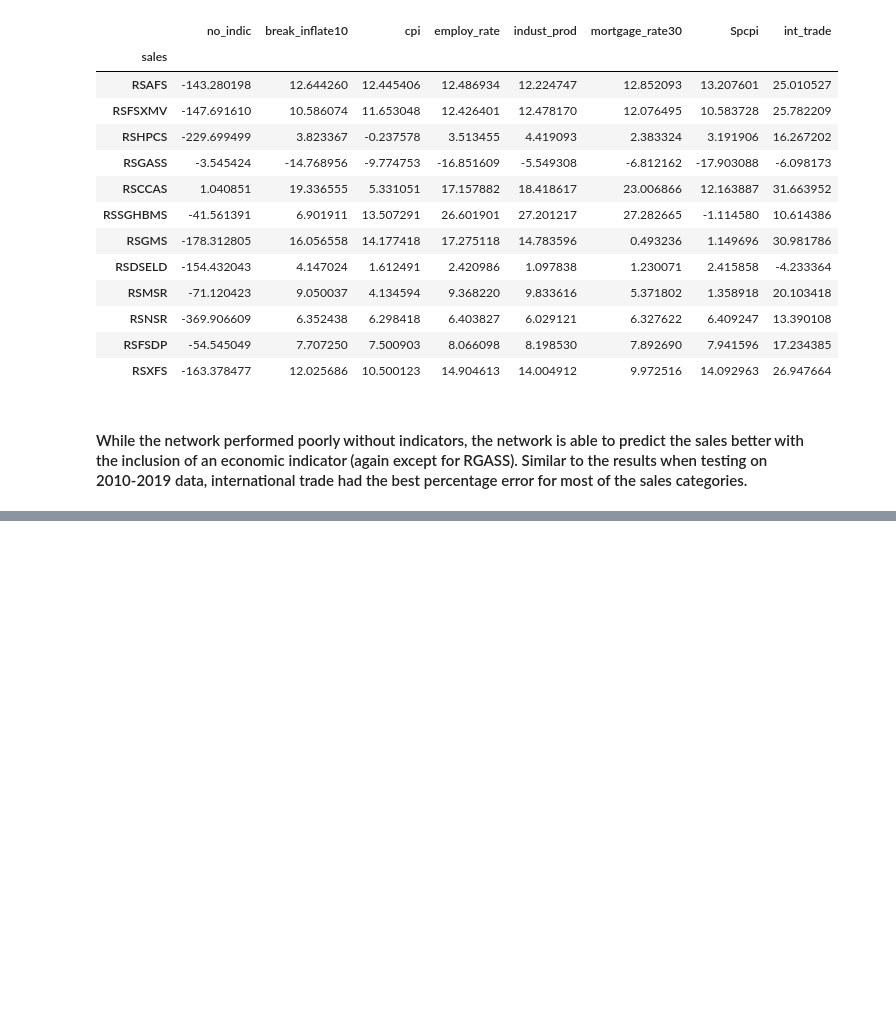
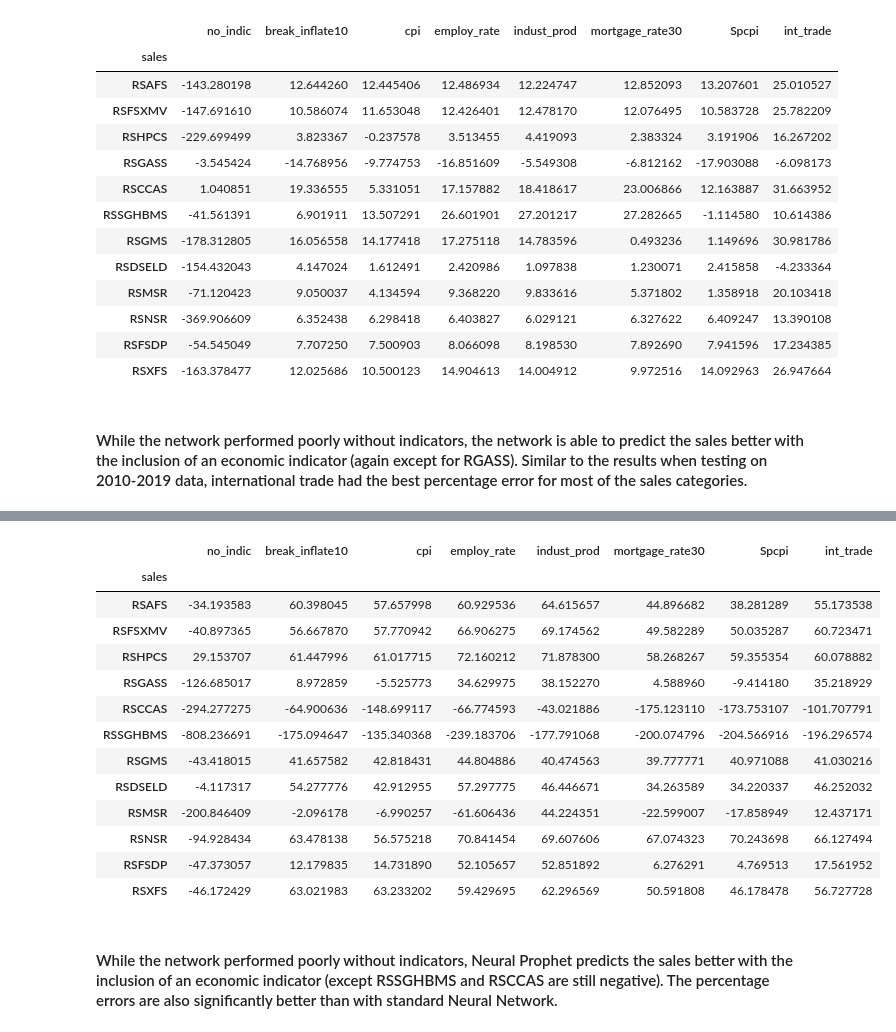
Before and after one commit to cwolf8/Economic-Indicators, a Jupyter notebook: Predicting Sales Data with Economic Indicators.ipynb, the cells around one changed output, grey strips where cells are left out. Drawn from its saved outputs; the diff is of its cells as text; code cells hidden in the pictures; blank space fills up the shorter version.

```diff
--- a/Predicting Sales Data with Economic Indicators.ipynb
+++ b/Predicting Sales Data with Economic Indicators.ipynb
@@ -543,10 +558,12 @@ def Neural_Prophet_with_indic(department, econ_id):
     # Set up the data
     prophet_df=df_adj
     prophet_df=prophet_df.rename(columns={"date":"ds", department:'y',econ_id:'indicator'})
+    prophet_df['ds']=pd.to_datetime(prophet_df['ds'])
     prophet_df=prophet_df.reset_index()
 
     df_2010=df.loc[84:231]
     df_2010=df_2010.rename(columns={"date":"ds", department:'y',econ_id:'indicator'})
+    df_2010['ds']=pd.to_datetime(df_2010['ds'])
     df_2010=df_2010.reset_index()
 
     #Set the Neural Prophet Parameters
@@ -555,26 +572,26 @@ def Neural_Prophet_with_indic(department, econ_id):
     learning_rate=.1,
     epochs=128,
     yearly_seasonality=True,
-    loss_func="MAE",
+    loss_func="MSE",
     normalize="auto",  # Type of normalization ('minmax', 'standardize', 'soft', 'off')
     )
     model.add_future_regressor(name='indicator')
 
     #Dataframe of future ds and regressors values
-    fut=df_2010[['ds','y','indicator']].rename(columns={'y': None})
-    future=pd.concat([prophet_df,fut])
+    #fut=df_2010[['ds','y','indicator']].rename(columns={'y': None})
+    #future=pd.concat([prophet_df,fut])
 
     #Obtain the forecasts
-    metrics = model.fit(prophet_df[['ds','y','indicator']], freq="D")
-    #future = model.make_future_dataframe(df=df_2010[['ds','y','indicator']], n_historic_predictions=len(df_2010))
-    forecast = model.predict(future)
+    metrics = model.fit(df_2010[['ds','y','indicator']], freq="MS")
+    #future = model.make_future_dataframe(df=df_2010[['ds','indicator']], n_historic_predictions=len(df_2010))
+    forecast = model.predict(df_2010[['ds','y','indicator']])
 
     #Compute the percentage error
-    forecast_2020s=forecast.iloc[120:148]
+    forecast_2020s=forecast.iloc[120:147]
     M=list(forecast_2020s['yhat1'])
-    L=list(df_2010.iloc[120:148]['y'])
+    L=list(df_2010.iloc[120:147]['y'])
     E=[(L[i]-M[i])**2 for i in range(len(L))]
     A=list(prophet_df['y'])
     e=np.sqrt(sum(E)/28)
     std=np.array(A).std()
-    return (std-e)/std
+    return (std-e)/std*100
@@ -590,0 +598,6 @@ AttributeError: 'Series' object has no attribute 'day'
+# %%
+loss_pred1=np.zeros((len(sales),len(indicators_list)))
+for i, department in enumerate(sales):
+    for j, indicator in enumerate(indicators_list):
+        temp = Neural_Prophet_with_indic(department,indicator)
+        loss_pred1[i,j]=temp
@@ -590,0 +622,22 @@ AttributeError: 'Series' object has no attribute 'day'
+# %%
+df_loss_pred1=pd.DataFrame(data=loss_pred1, columns=indicators_list)
+df_loss_pred1['sales']=sales
+df_loss_pred0_1=pd.merge(df_loss_pred,df_loss_pred1, how='left',on='sales')
+df_loss_pred0_1.set_index('sales')
+# %% [output]
+|  | no_indic | break_inflate10 | cpi | employ_rate | indust_prod | mortgage_rate30 | Spcpi | int_trade |
+| sales |  |  |  |  |  |  |  |  |
+| RSAFS | -34.193583 | 60.398045 | 57.657998 | 60.929536 | 64.615657 | 44.896682 | 38.281289 | 55.173538 |
+| RSFSXMV | -40.897365 | 56.667870 | 57.770942 | 66.906275 | 69.174562 | 49.582289 | 50.035287 | 60.723471 |
+| RSHPCS | 29.153707 | 61.447996 | 61.017715 | 72.160212 | 71.878300 | 58.268267 | 59.355354 | 60.078882 |
+| RSGASS | -126.685017 | 8.972859 | -5.525773 | 34.629975 | 38.152270 | 4.588960 | -9.414180 | 35.218929 |
+| RSCCAS | -294.277275 | -64.900636 | -148.699117 | -66.774593 | -43.021886 | -175.123110 | -173.753107 | -101.707791 |
+| RSSGHBMS | -808.236691 | -175.094647 | -135.340368 | -239.183706 | -177.791068 | -200.074796 | -204.566916 | -196.296574 |
+| RSGMS | -43.418015 | 41.657582 | 42.818431 | 44.804886 | 40.474563 | 39.777771 | 40.971088 | 41.030216 |
+| RSDSELD | -4.117317 | 54.277776 | 42.912955 | 57.297775 | 46.446671 | 34.263589 | 34.220337 | 46.252032 |
+| RSMSR | -200.846409 | -2.096178 | -6.990257 | -61.606436 | 44.224351 | -22.599007 | -17.858949 | 12.437171 |
+| RSNSR | -94.928434 | 63.478138 | 56.575218 | 70.841454 | 69.607606 | 67.074323 | 70.243698 | 66.127494 |
+| RSFSDP | -47.373057 | 12.179835 | 14.731890 | 52.105657 | 52.851892 | 6.276291 | 4.769513 | 17.561952 |
+| RSXFS | -46.172429 | 63.021983 | 63.233202 | 59.429695 | 62.296569 | 50.591808 | 46.178478 | 56.727728 |
+# %% [markdown]
+#### While the network performed poorly without indicators, Neural Prophet predicts the sales better with the inclusion of an economic indicator (except RSSGHBMS and RSCCAS are still negative).  The percentage errors are also significantly better than with standard Neural Network.
```
Also changed, not shown: parts of 14 cells of this notebook.
